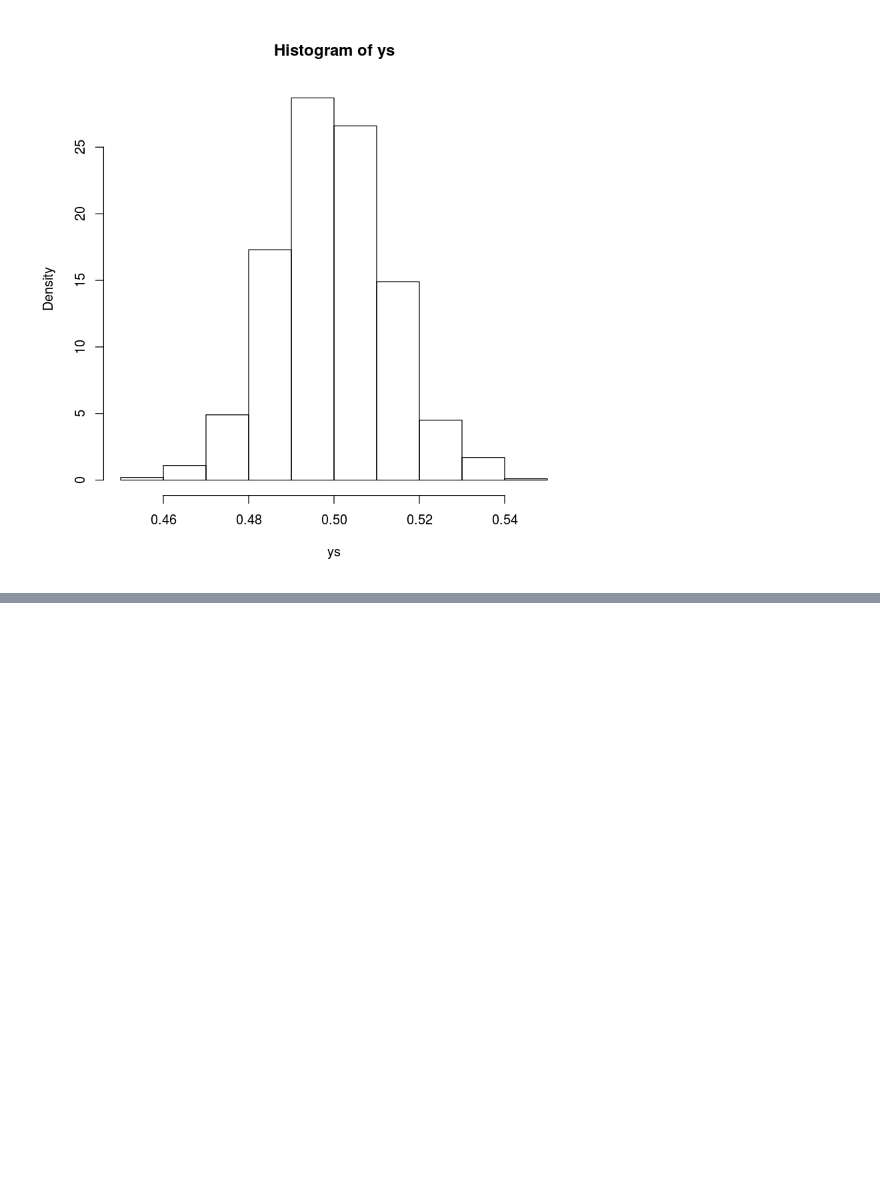
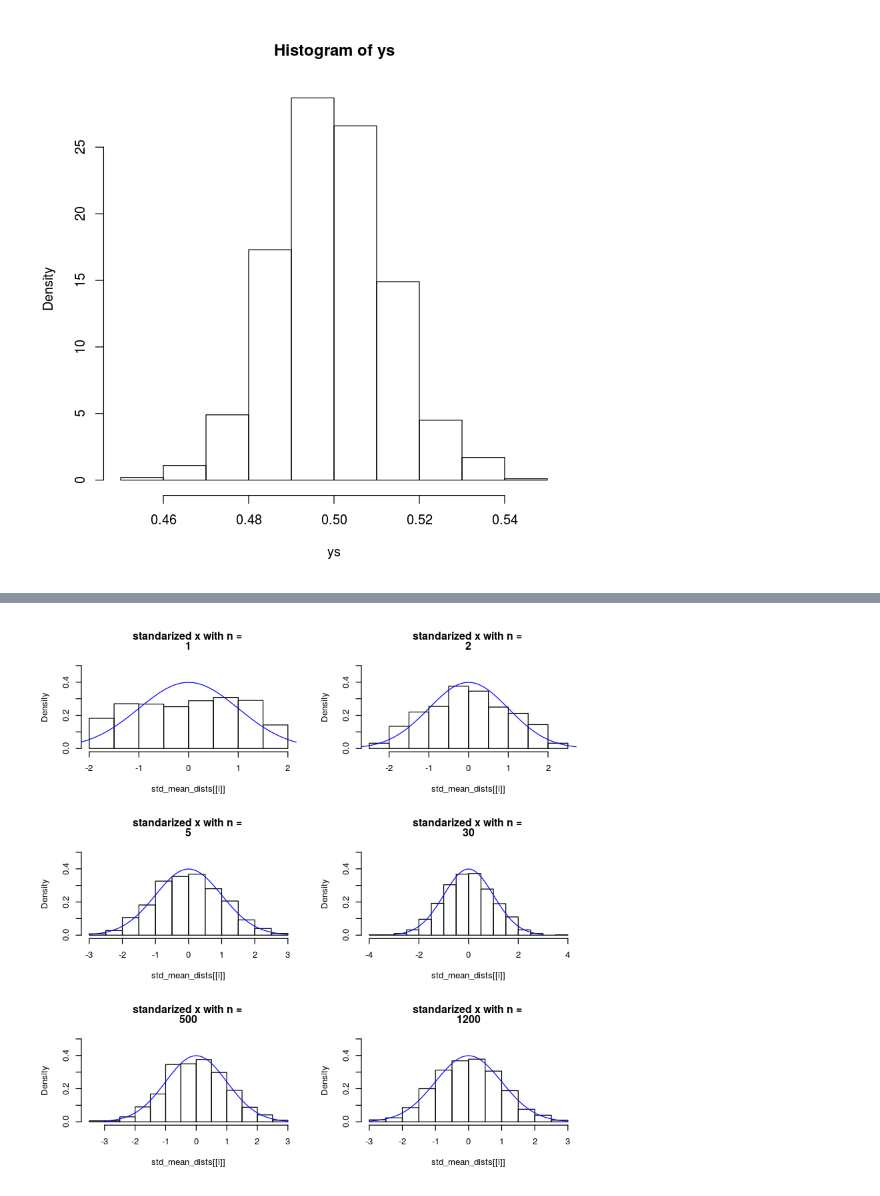
Before and after one commit to m2march/tp_final_r, a Jupyter notebook: Lista 5.ipynb, the cells around one changed output, grey strips where cells are left out. Saved outputs shown, nothing was run; the diff lists cells and outputs as text; code cells hidden in the pictures; blank space fills up the shorter version.

```diff
--- a/Lista 5.ipynb
+++ b/Lista 5.ipynb
@@ -66,0 +86,17 @@ hist(ys, freq=F)
+# %%
+std_mean_dists = lapply(1:length(ns), function(i) {
+    dist = mean_dists[[i]]
+    n = ns[i]
+    (dist - mean(dist)) / sqrt(1/(12 * n))
+})
+# %%
+## Ej 2.g
+rows = length(ns) / 2
+par(mfrow=c(rows, 2))
+for (i in 1:length(ns)) {
+    hist(std_mean_dists[[i]], main=c('standarized x with n = ', ns[i]), freq=F, ylim=c(0, 0.5))
+    xs = seq(-3, 3, length.out=100)
+    lines(xs, dnorm(xs), col='blue')
+}
+# %% [output]
+[figure, added]
```
Also changed, not shown: parts of 7 cells of this notebook.
